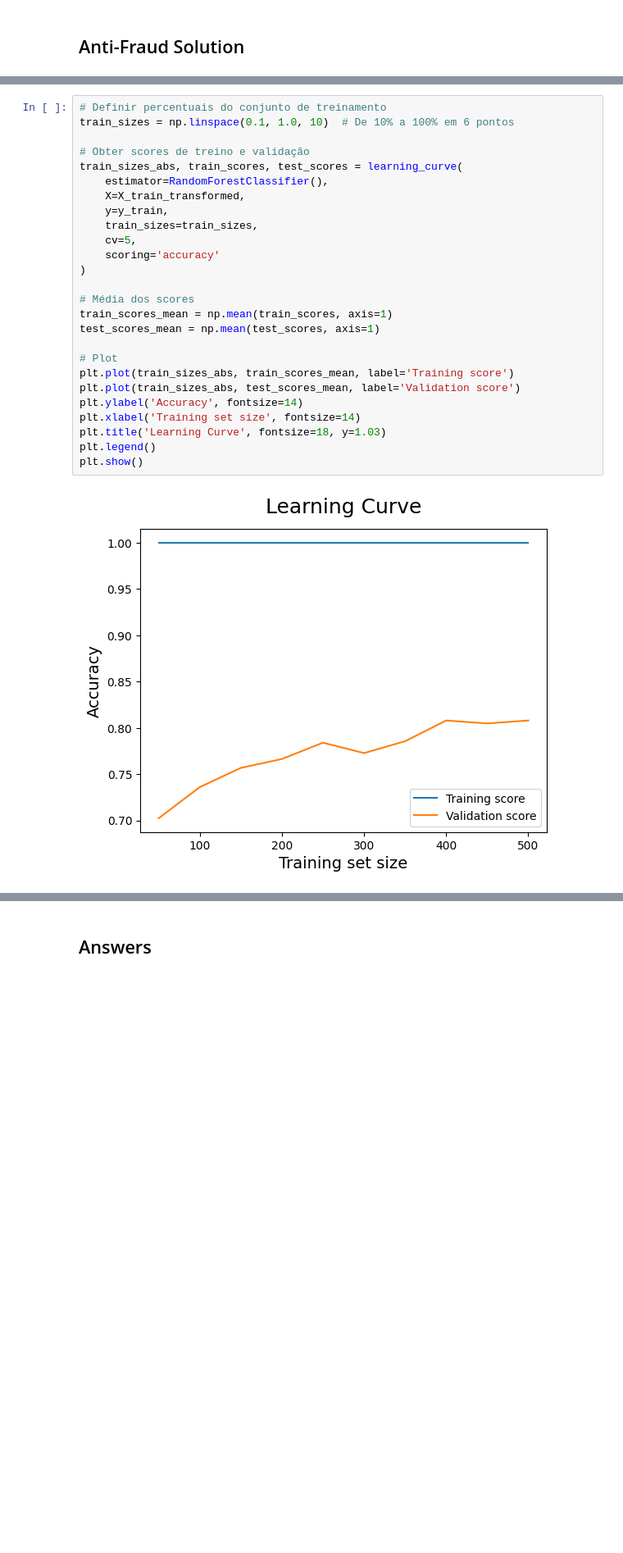
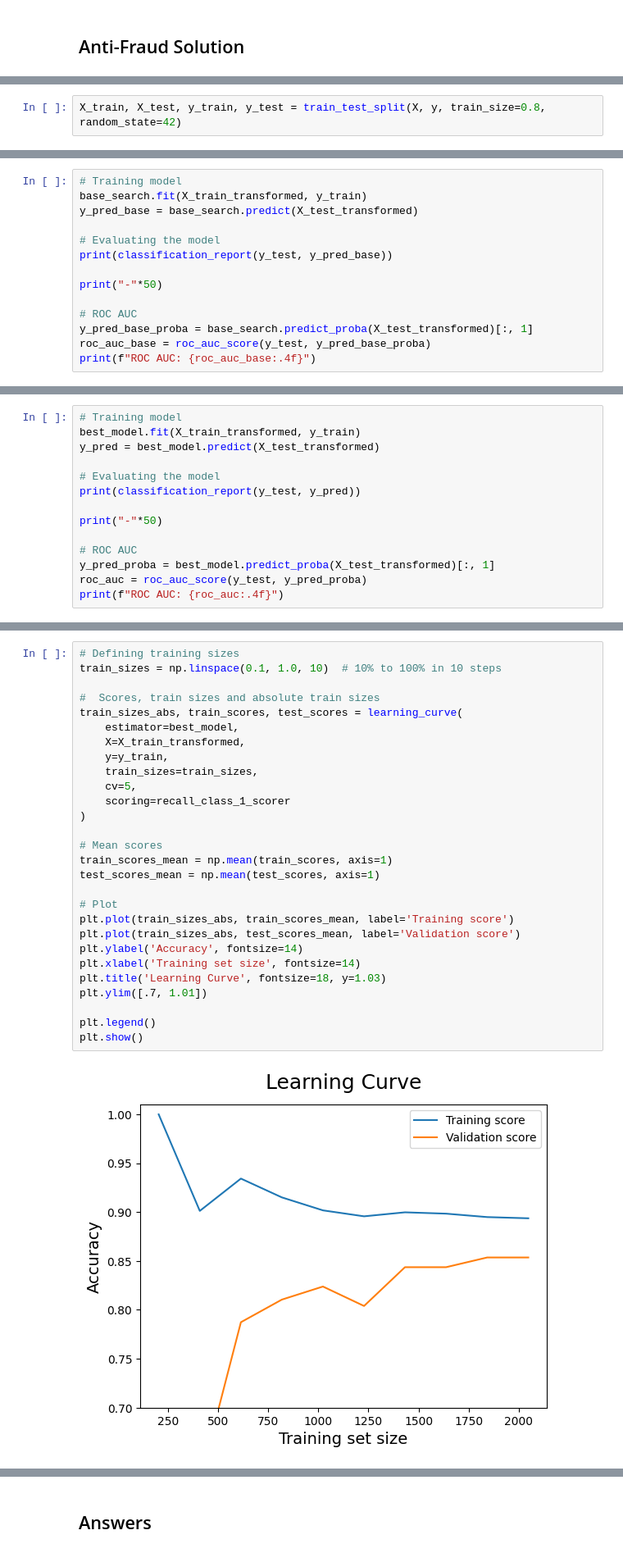
Before and after one commit to brvsf/risk-analysis, a Jupyter notebook: Data-Analysis (Fraud).ipynb, the cells around one changed output, grey strips where cells are left out. Shown at 82% size. Cells and saved outputs as stored; diff of their text form; blank space fills up the shorter version.

Commit message:
Adding both baseline and final model

```diff
--- a/Fraud-Analysis.ipynb
+++ b/Data-Analysis (Fraud).ipynb
@@ -1550,0 +1625,2 @@ weighted avg       0.87      0.87      0.87       157
+# %%
+X_train, X_test, y_train, y_test = train_test_split(X, y, train_size=0.8, random_state=42)
@@ -1550,0 +1711,14 @@ weighted avg       0.87      0.87      0.87       157
+# %%
+# Training model
+base_search.fit(X_train_transformed, y_train)
+y_pred_base = base_search.predict(X_test_transformed)
+
+# Evaluating the model
+print(classification_report(y_test, y_pred_base))
+
+print("-"*50)
+
+# ROC AUC
+y_pred_base_proba = base_search.predict_proba(X_test_transformed)[:, 1]
+roc_auc_base = roc_auc_score(y_test, y_pred_base_proba)
+print(f"ROC AUC: {roc_auc_base:.4f}")
@@ -1550,0 +1816,14 @@ weighted avg       0.87      0.87      0.87       157
+# %%
+# Training model
+best_model.fit(X_train_transformed, y_train)
+y_pred = best_model.predict(X_test_transformed)
+
+# Evaluating the model
+print(classification_report(y_test, y_pred))
+
+print("-"*50)
+
+# ROC AUC
+y_pred_proba = best_model.predict_proba(X_test_transformed)[:, 1]
+roc_auc = roc_auc_score(y_test, y_pred_proba)
+print(f"ROC AUC: {roc_auc:.4f}")
@@ -1551,28 +1842,30 @@ weighted avg       0.87      0.87      0.87       157
 # %%
-# Definir percentuais do conjunto de treinamento
-train_sizes = np.linspace(0.1, 1.0, 10)  # De 10% a 100% em 6 pontos
+# Defining training sizes
+train_sizes = np.linspace(0.1, 1.0, 10)  # 10% to 100% in 10 steps
 
-# Obter scores de treino e validação
+#  Scores, train sizes and absolute train sizes
 train_sizes_abs, train_scores, test_scores = learning_curve(
-    estimator=RandomForestClassifier(),
+    estimator=best_model,
     X=X_train_transformed,
     y=y_train,
     train_sizes=train_sizes,
     cv=5,
-    scoring='accuracy'
+    scoring=recall_class_1_scorer
 )
 
-# Média dos scores
+# Mean scores
 train_scores_mean = np.mean(train_scores, axis=1)
 test_scores_mean = np.mean(test_scores, axis=1)
 
 # Plot
 plt.plot(train_sizes_abs, train_scores_mean, label='Training score')
 plt.plot(train_sizes_abs, test_scores_mean, label='Validation score')
 plt.ylabel('Accuracy', fontsize=14)
 plt.xlabel('Training set size', fontsize=14)
 plt.title('Learning Curve', fontsize=18, y=1.03)
+plt.ylim([.7, 1.01])
+
 plt.legend()
 plt.show()
 # %% [output]
-[figure, old version]
+[figure, new version]
```
Also changed, not shown: parts of 25 cells of this notebook.
